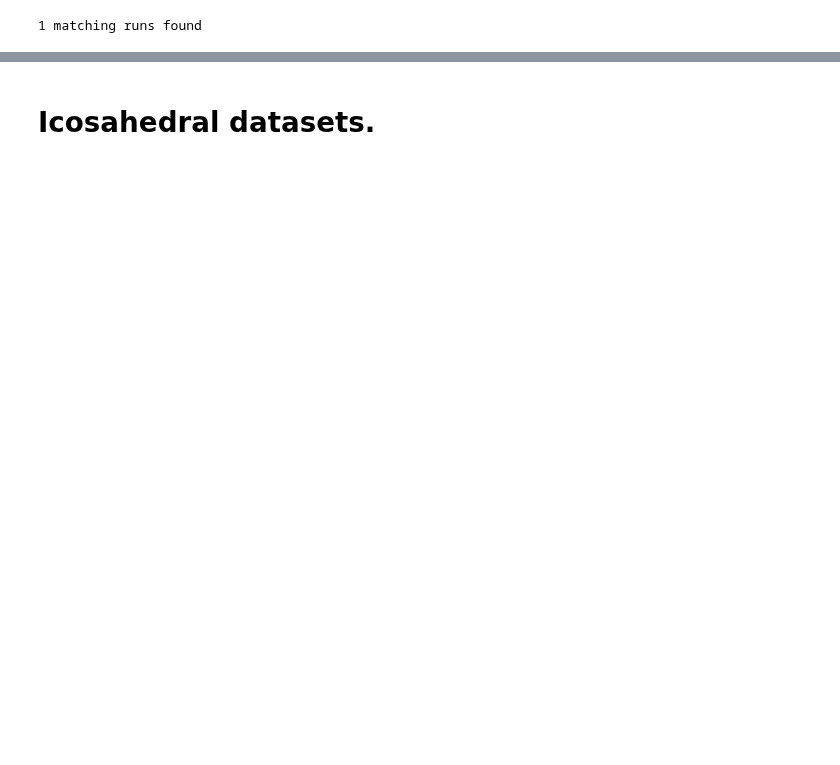
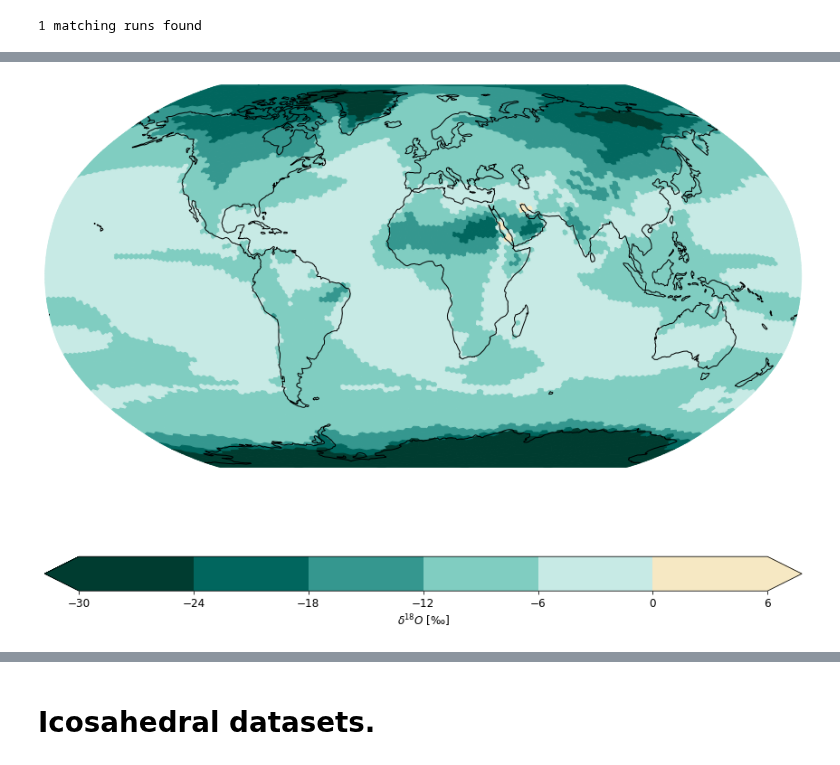
Before and after one commit to jonathanwider/isoEm, a Jupyter notebook: Test_Interpolatepy.ipynb, the cells around one changed output, grey strips where cells are left out. Cells and saved outputs as stored; diff of their text form; code cells hidden in the pictures; blank space fills up the shorter version.

```diff
--- a/Test_Interpolatepy.ipynb
+++ b/Test_Interpolatepy.ipynb
@@ -92,0 +113,9 @@ from plotting import *
+# %%
+fig, ax = plt.subplots(nrows=1, ncols=1, subplot_kw={'projection': mean_style["PROJECTION"]}, figsize=mean_style["FIGSIZE"])
+
+plot_ico_map(ax, np.mean(predictions_list[0],axis=(0)), {"RESOLUTION": 5}, mean_style)
+
+plt.axis("off")
+plt.show()
+# %% [output]
+[figure, added]
```
Also changed, not shown: parts of 30 cells of this notebook, 2 other files.
